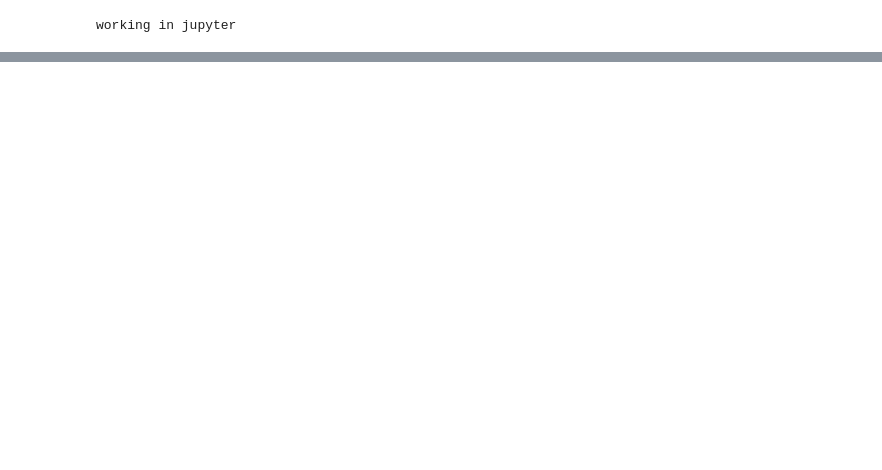
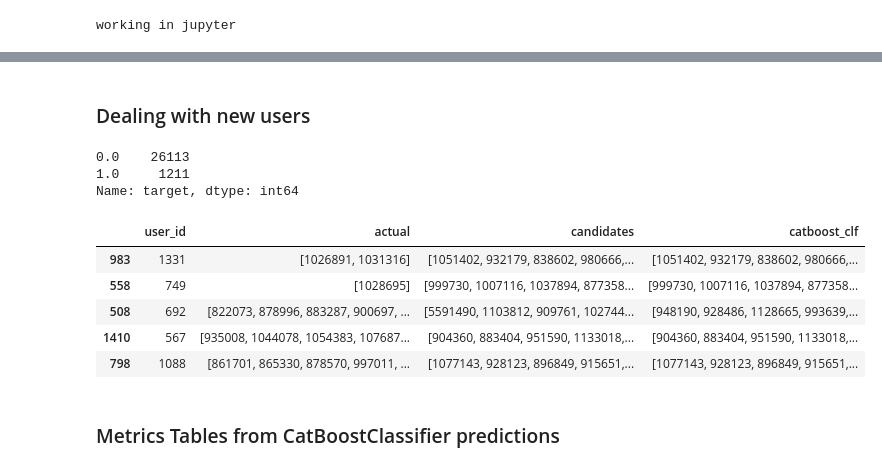
Before and after one commit to Krivosheenkova/2Level-RecSys-retail, a Jupyter notebook: notebooks/2lvl_recsys.ipynb, the cells around one changed output, grey strips where cells are left out. Cells and saved outputs as stored; diff of their text form; code cells hidden in the pictures; blank space fills up the shorter version.

```diff
--- a/notebooks/2lvl_recsys.ipynb
+++ b/notebooks/2lvl_recsys.ipynb
@@ -399,0 +165,3 @@ tp, fp, fn
+# %%
+candidates_df = pickle.load(open('semi_finished_data/candidates_df.pkl', 'rb'))
+candidates_process = pickle.load(open('semi_finished_data/candidates_process.pkl', 'rb'))
@@ -399,0 +243,3 @@ tp, fp, fn
+# %%
+second_lvl_model = pickle.load(open('../models/second_lvl_fitted.pkl', 'rb'))
+second_lvl_model.model.is_fitted()
@@ -399,0 +277,53 @@ tp, fp, fn
+# %% [markdown]
+### Dealing with new users
+# %%
+# concat new users to get candidates by baseline
+new_users = test_df[~test_df[cfg.USER_COL].isin(test_df_common[cfg.USER_COL])].groupby([cfg.USER_COL]).item_id.unique().reset_index(name=ACTUAL_COL)
+conc = pd.concat([result_eval_ranker, new_users], ignore_index=True)
+conc.loc[conc['candidates'].isna(), 'candidates'] = \
+     conc[conc['candidates'].isna()][USER_COL].apply(
+        lambda x: candidates_process.model.get_similar_items_recommendation(x, 5)
+        )
+result_eval_ranker = conc
+conc_df = conc[[USER_COL, 'candidates']]
+conc_df.columns = [USER_COL, ITEM_COL]
+dt = []
+
+for i in conc_df.itertuples():
+    lst = i[2]
+    for col2 in lst:
+        dt.append([i[1], col2])
+
+second_lvl_model.balanced = True
+test_candidates = pd.DataFrame(data=dt, columns=conc_df.columns)
+df_ranker_test = second_lvl_model.merge_candidates_ranker_data(test_candidates, second_lvl_model.ranker_train)
+df_ranker_test.target.value_counts()
+# %% [output]
+0.0    26113
+1.0     1211
+Name: target, dtype: int64
+# %%
+X_test = df_ranker_test.drop('target', axis=1)
+result_metrics = {}
+
+
+preds = second_lvl_model.predict_proba(X_test[second_lvl_model.model.feature_names_])
+df_ranker_predict = X_test[[USER_COL, ITEM_COL]].copy()
+df_ranker_predict['proba_item_purchase'] = preds[:,1]
+def rerank(user_id):
+    return df_ranker_predict[df_ranker_predict[cfg.USER_COL]==user_id].sort_values('proba_item_purchase', ascending=False).head(5)[cfg.ITEM_COL].tolist()
+
+result_eval_ranker['catboost_clf'] = result_eval_ranker[cfg.USER_COL].apply(lambda user_id: rerank(user_id))
+# %%
+mask = result_eval_ranker.catboost_clf.map(lambda d: len(d) == 0)
+result_eval_ranker.loc[mask, 'catboost_clf'] = result_eval_ranker.loc[mask, 'candidates']
+result_eval_ranker.sample(5)
+# %% [output]
+|  | user_id | actual | candidates | catboost_clf |
+| 983 | 1331 | [1026891, 1031316] | [1051402, 932179, 838602, 980666,... | [1051402, 932179, 838602, 980666,... |
+| 558 | 749 | [1028695] | [999730, 1007116, 1037894, 877358... | [999730, 1007116, 1037894, 877358... |
+| 508 | 692 | [822073, 878996, 883287, 900697, ... | [5591490, 1103812, 909761, 102744... | [948190, 928486, 1128665, 993639,... |
+| 1410 | 567 | [935008, 1044078, 1054383, 107687... | [904360, 883404, 951590, 1133018,... | [904360, 883404, 951590, 1133018,... |
+| 798 | 1088 | [861701, 865330, 878570, 997011, ... | [1077143, 928123, 896849, 915651,... | [1077143, 928123, 896849, 915651,... |
+# %% [markdown]
+### Metrics Tables from CatBoostClassifier predictions
```
Also changed, not shown: parts of 61 cells of this notebook, 8 other files.
